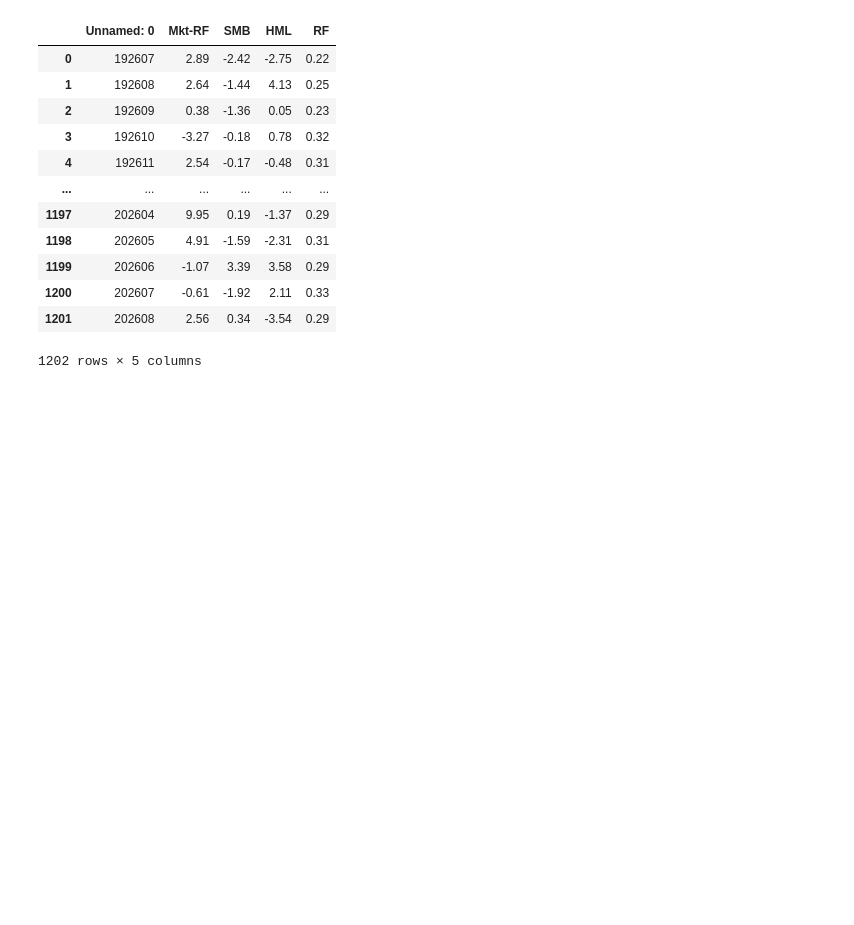
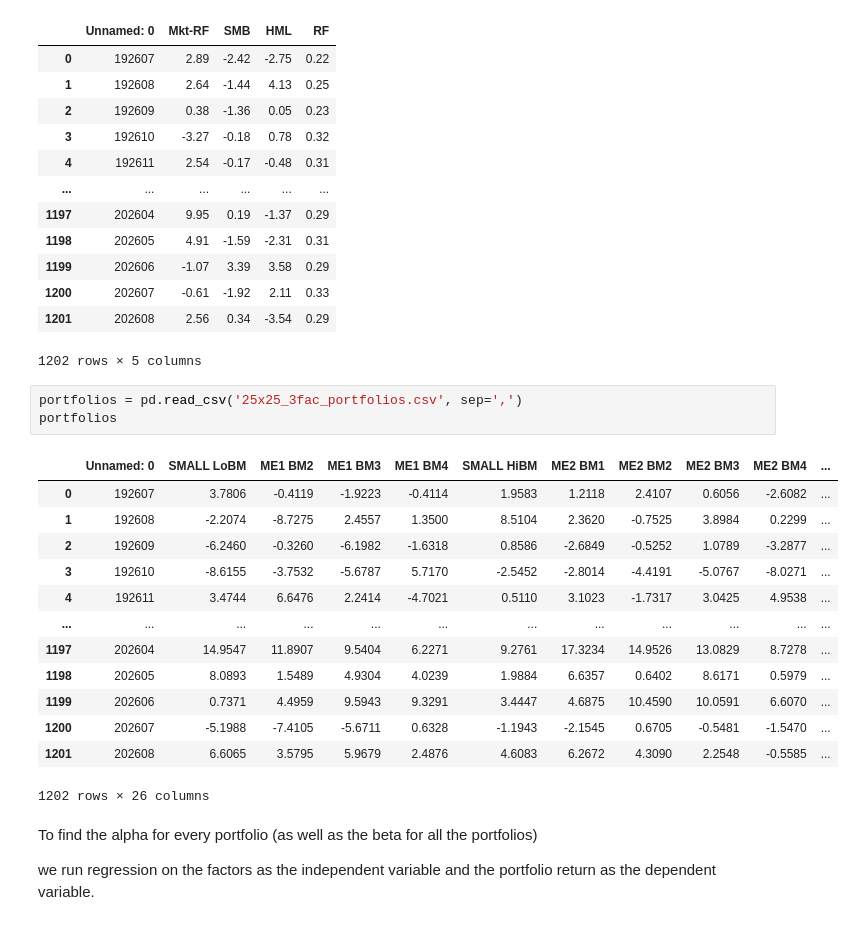
Before and after one commit to amanpoonia/SBeta_preparation, a Jupyter notebook: results_fama_french.ipynb, the cells around one changed output. Cells and saved outputs as stored; diff of their text form; blank space fills up the shorter version.

```diff
--- a/results_fama_french.ipynb
+++ b/results_fama_french.ipynb
@@ -21,3 +23,24 @@ factors
 | 1200 | 202607 | -0.61 | -1.92 | 2.11 | 0.33 |
 | 1201 | 202608 | 2.56 | 0.34 | -3.54 | 0.29 |
 1202 rows × 5 columns
+# %%
+portfolios = pd.read_csv('25x25_3fac_portfolios.csv', sep=',')
+portfolios
+# %% [output]
+|  | Unnamed: 0 | SMALL LoBM | ME1 BM2 | ME1 BM3 | ME1 BM4 | SMALL HiBM | ME2 BM1 | ME2 BM2 | ME2 BM3 | ME2 BM4 | ... |
+| 0 | 192607 | 3.7806 | -0.4119 | -1.9223 | -0.4114 | 1.9583 | 1.2118 | 2.4107 | 0.6056 | -2.6082 | ... |
+| 1 | 192608 | -2.2074 | -8.7275 | 2.4557 | 1.3500 | 8.5104 | 2.3620 | -0.7525 | 3.8984 | 0.2299 | ... |
+| 2 | 192609 | -6.2460 | -0.3260 | -6.1982 | -1.6318 | 0.8586 | -2.6849 | -0.5252 | 1.0789 | -3.2877 | ... |
+| 3 | 192610 | -8.6155 | -3.7532 | -5.6787 | 5.7170 | -2.5452 | -2.8014 | -4.4191 | -5.0767 | -8.0271 | ... |
+| 4 | 192611 | 3.4744 | 6.6476 | 2.2414 | -4.7021 | 0.5110 | 3.1023 | -1.7317 | 3.0425 | 4.9538 | ... |
+| ... | ... | ... | ... | ... | ... | ... | ... | ... | ... | ... | ... |
+| 1197 | 202604 | 14.9547 | 11.8907 | 9.5404 | 6.2271 | 9.2761 | 17.3234 | 14.9526 | 13.0829 | 8.7278 | ... |
+| 1198 | 202605 | 8.0893 | 1.5489 | 4.9304 | 4.0239 | 1.9884 | 6.6357 | 0.6402 | 8.6171 | 0.5979 | ... |
+| 1199 | 202606 | 0.7371 | 4.4959 | 9.5943 | 9.3291 | 3.4447 | 4.6875 | 10.4590 | 10.0591 | 6.6070 | ... |
+| 1200 | 202607 | -5.1988 | -7.4105 | -5.6711 | 0.6328 | -1.1943 | -2.1545 | 0.6705 | -0.5481 | -1.5470 | ... |
+| 1201 | 202608 | 6.6065 | 3.5795 | 5.9679 | 2.4876 | 4.6083 | 6.2672 | 4.3090 | 2.2548 | -0.5585 | ... |
+1202 rows × 26 columns
+# %% [markdown]
+To find the alpha for every portfolio (as well as the beta for all the portfolios)
+
+we run regression on the factors as the independent variable and the portfolio return as the dependent variable.
```
Also changed, not shown: parts of 6 cells of this notebook.
